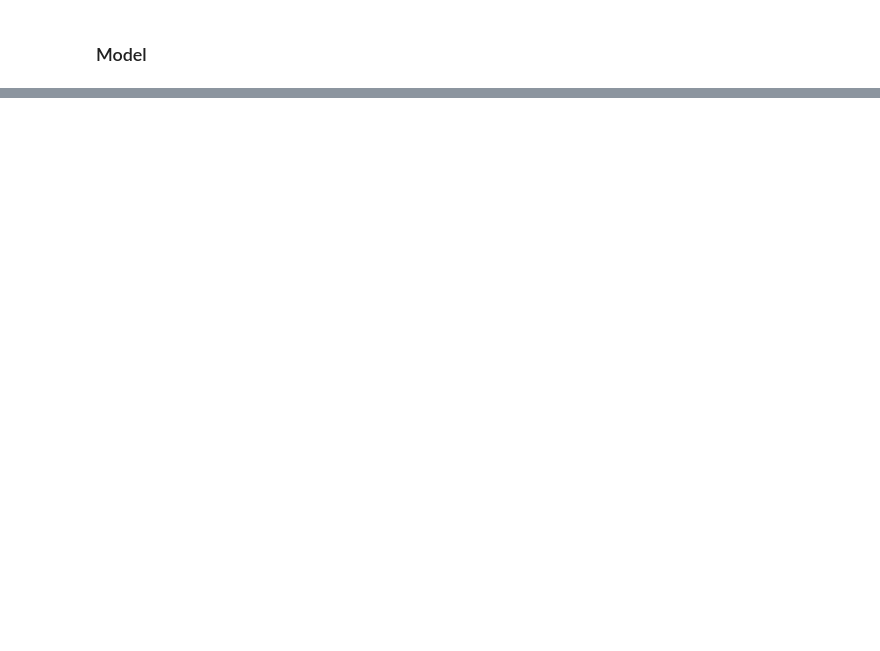
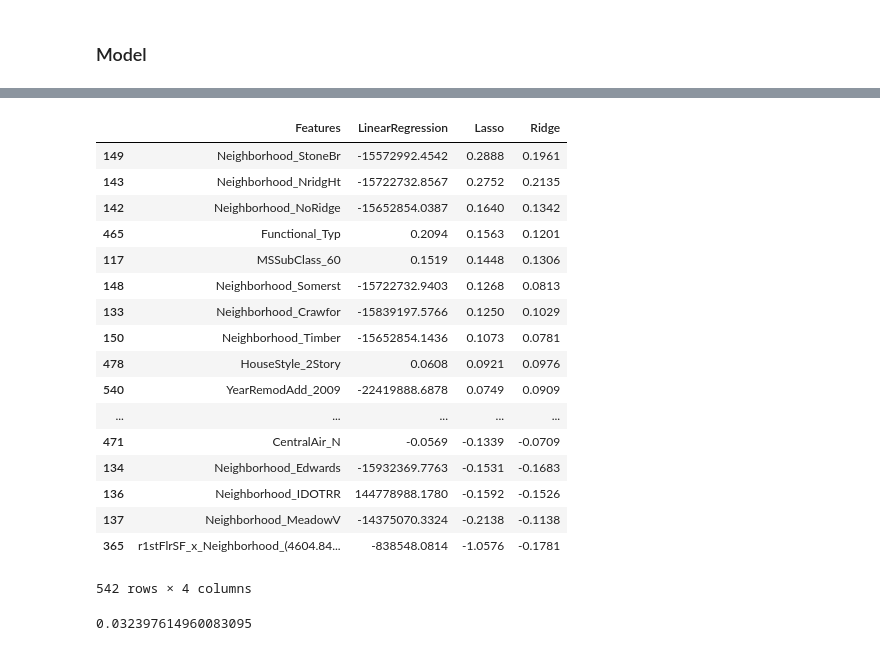
Before and after one commit to StevenDalderop/Ames-Housing-Dataset, a Jupyter notebook: Ames Housing Dataset.ipynb, the cells around one changed output, grey strips where cells are left out. Drawn from its saved outputs; the diff is of its cells as text; code cells hidden in the pictures; blank space fills up the shorter version.

```diff
--- a/Ames Housing Dataset.ipynb
+++ b/Ames Housing Dataset.ipynb
@@ -429,0 +473,28 @@ cross_validation(features=features)
+# %%
+results
+# %% [output]
+|  | Features | LinearRegression | Lasso | Ridge |
+| 149 | Neighborhood_StoneBr | -15572992.4542 | 0.2888 | 0.1961 |
+| 143 | Neighborhood_NridgHt | -15722732.8567 | 0.2752 | 0.2135 |
+| 142 | Neighborhood_NoRidge | -15652854.0387 | 0.1640 | 0.1342 |
+| 465 | Functional_Typ | 0.2094 | 0.1563 | 0.1201 |
+| 117 | MSSubClass_60 | 0.1519 | 0.1448 | 0.1306 |
+| 148 | Neighborhood_Somerst | -15722732.9403 | 0.1268 | 0.0813 |
+| 133 | Neighborhood_Crawfor | -15839197.5766 | 0.1250 | 0.1029 |
+| 150 | Neighborhood_Timber | -15652854.1436 | 0.1073 | 0.0781 |
+| 478 | HouseStyle_2Story | 0.0608 | 0.0921 | 0.0976 |
+| 540 | YearRemodAdd_2009 | -22419888.6878 | 0.0749 | 0.0909 |
+| ... | ... | ... | ... | ... |
+| 471 | CentralAir_N | -0.0569 | -0.1339 | -0.0709 |
+| 134 | Neighborhood_Edwards | -15932369.7763 | -0.1531 | -0.1683 |
+| 136 | Neighborhood_IDOTRR | 144778988.1780 | -0.1592 | -0.1526 |
+| 137 | Neighborhood_MeadowV | -14375070.3324 | -0.2138 | -0.1138 |
+| 365 | r1stFlrSF_x_Neighborhood_(4604.84... | -838548.0814 | -1.0576 | -0.1781 |
+542 rows × 4 columns
+# %%
+r=Ridge(alpha=10)
+r.fit(X_train[features],np.log(y_train))
+pred=r.predict(X_test[features])
+mean_squared_error(np.log(y_test),pred)
+# %% [output]
+0.032397614960083095
```
Also changed, not shown: parts of 30 cells of this notebook, 1 other file.
